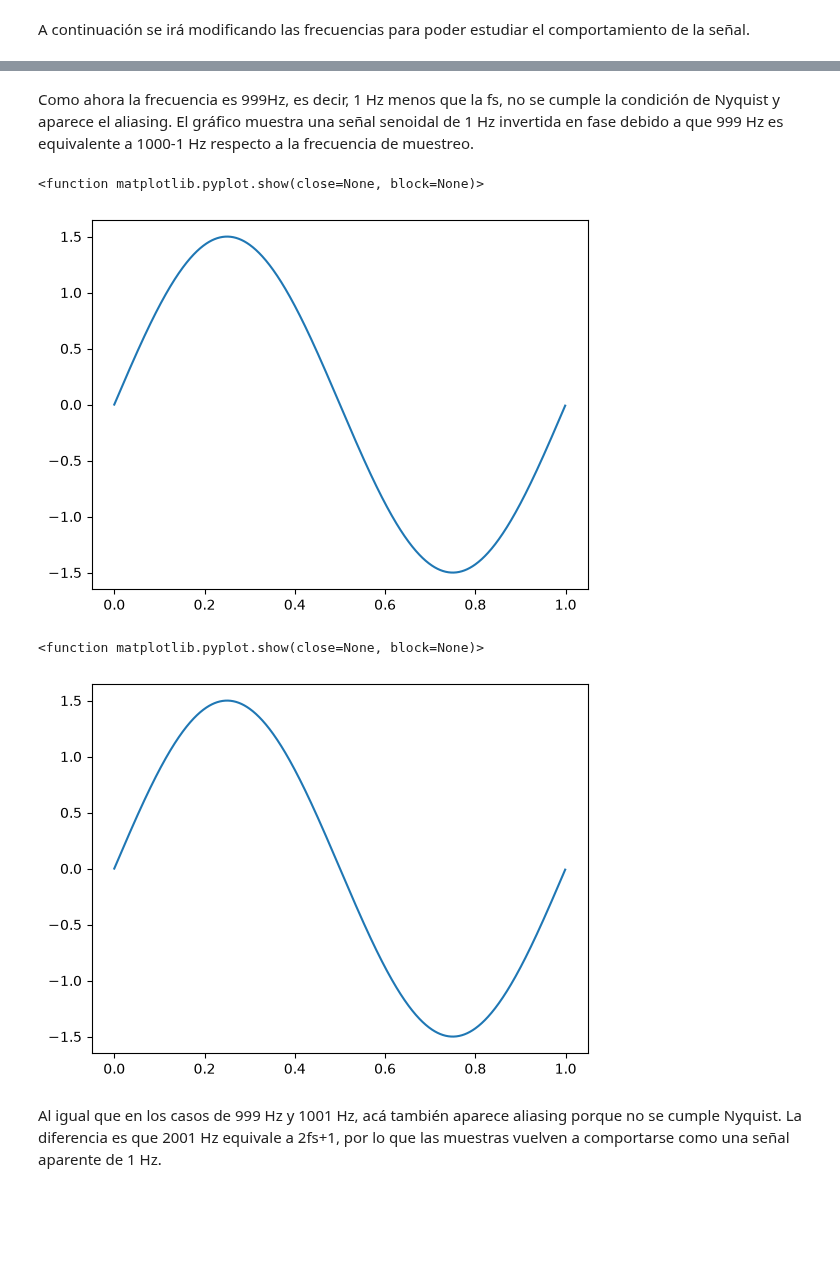
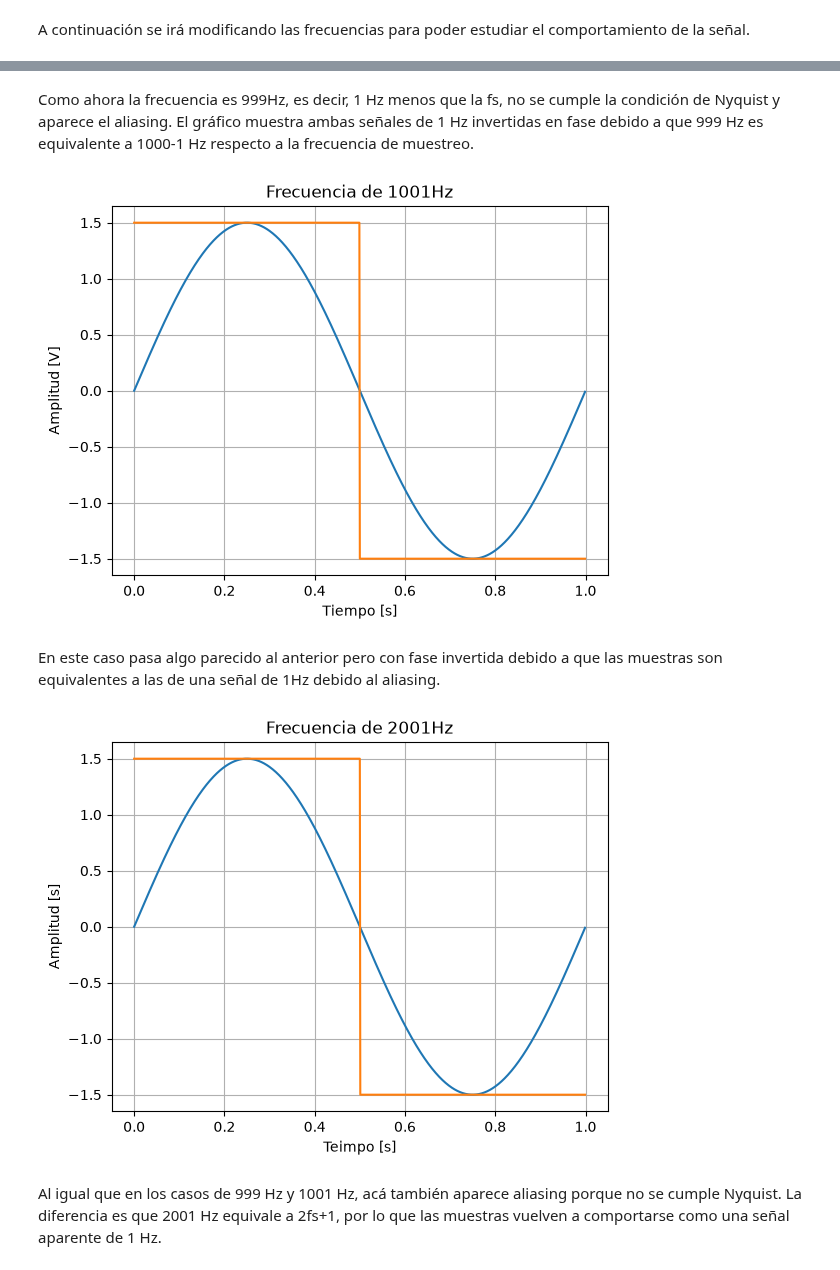
Before and after one commit to paulibenito22/aps, a Jupyter notebook: TS0_Benito.ipynb, the cells around one changed output, grey strips where cells are left out. Drawn from its saved outputs; the diff is of its cells as text; code cells hidden in the pictures; blank space fills up the shorter version.

```diff
--- a/TS0_Benito.ipynb
+++ b/TS0_Benito.ipynb
@@ -23,6 +24,15 @@ ph=0
 nn=N
 vmax = 1.5
 dc= 0
+
+def mi_funcion_cuadrada(vmax, dc, ff, ph, nn, fs):
+
+    ts = 1/fs
+    tt = np.arange(0, nn) * ts
+
+    yy = dc + vmax * signal.square(2*np.pi*ff*tt + ph)
+
+    return tt, yy
 # %% [markdown]
 A continuación se irá modificando las frecuencias para poder estudiar el comportamiento de la señal.
 # %%
@@ -77,12 +132,17 @@ plt.show()
-# %% [markdown]
-Como ahora la frecuencia es 999Hz, es decir, 1 Hz menos que la fs, no se cumple la condición de Nyquist y aparece el aliasing. El gráfico muestra una señal senoidal de 1 Hz invertida en fase debido a que 999 Hz es equivalente a 1000-1 Hz respecto a la frecuencia de muestreo.
+# %% [markdown]
+Como ahora la frecuencia es 999Hz, es decir, 1 Hz menos que la fs, no se cumple la condición de Nyquist y aparece el aliasing. El gráfico muestra ambas señales de 1 Hz invertidas en fase debido a que 999 Hz es equivalente a 1000-1 Hz respecto a la frecuencia de muestreo.
 # %%
 ff5=1001
 tt5, xx5 = mi_funcion_sen(vmax, dc, ff5 , ph, nn, fs)
+tt, yy5 = mi_funcion_cuadrada(vmax, dc, ff5, ph, nn, fs)
 #Gráfico 5
 plt.figure()
+plt.title("Frecuencia de 1001Hz")
+plt.xlabel("Tiempo [s]")
+plt.ylabel("Amplitud [V]")
 plt.plot(tt5,xx5)
+plt.plot(tt,yy5)
+plt.grid()
 plt.show()
 # %% [output]
-<function matplotlib.pyplot.show(close=None, block=None)>
-[figure, old version]
+[figure, new version]
@@ -91,12 +149,19 @@ En este caso pasa algo parecido al anterior pero con fase invertida debido a que
+# %% [markdown]
+En este caso pasa algo parecido al anterior pero con fase invertida debido a que las muestras son equivalentes a las de una señal de 1Hz debido al aliasing.
 # %%
 ff6=2001
 tt6, xx6 = mi_funcion_sen(vmax, dc, ff6 , ph, nn, fs)
+tt, yy6 = mi_funcion_cuadrada(vmax, dc, ff6, ph, nn, fs)
 #Gráfico 6
 plt.figure()
+plt.title("Frecuencia de 2001Hz")
+plt.ylabel("Amplitud [s]")
+plt.xlabel("Teimpo [s]")
+plt.grid()
 plt.plot(tt6,xx6)
+plt.plot(tt,yy6)
 plt.show()
 # %% [output]
-<function matplotlib.pyplot.show(close=None, block=None)>
-[figure, old version]
+[figure, new version]
 # %% [markdown]
 Al igual que en los casos de 999 Hz y 1001 Hz, acá también aparece aliasing porque no se cumple Nyquist. La diferencia es que 2001 Hz equivale a 2fs+1, por lo que las muestras vuelven a comportarse como una señal aparente de 1 Hz.
```
Also changed, not shown: parts of 17 cells of this notebook.
